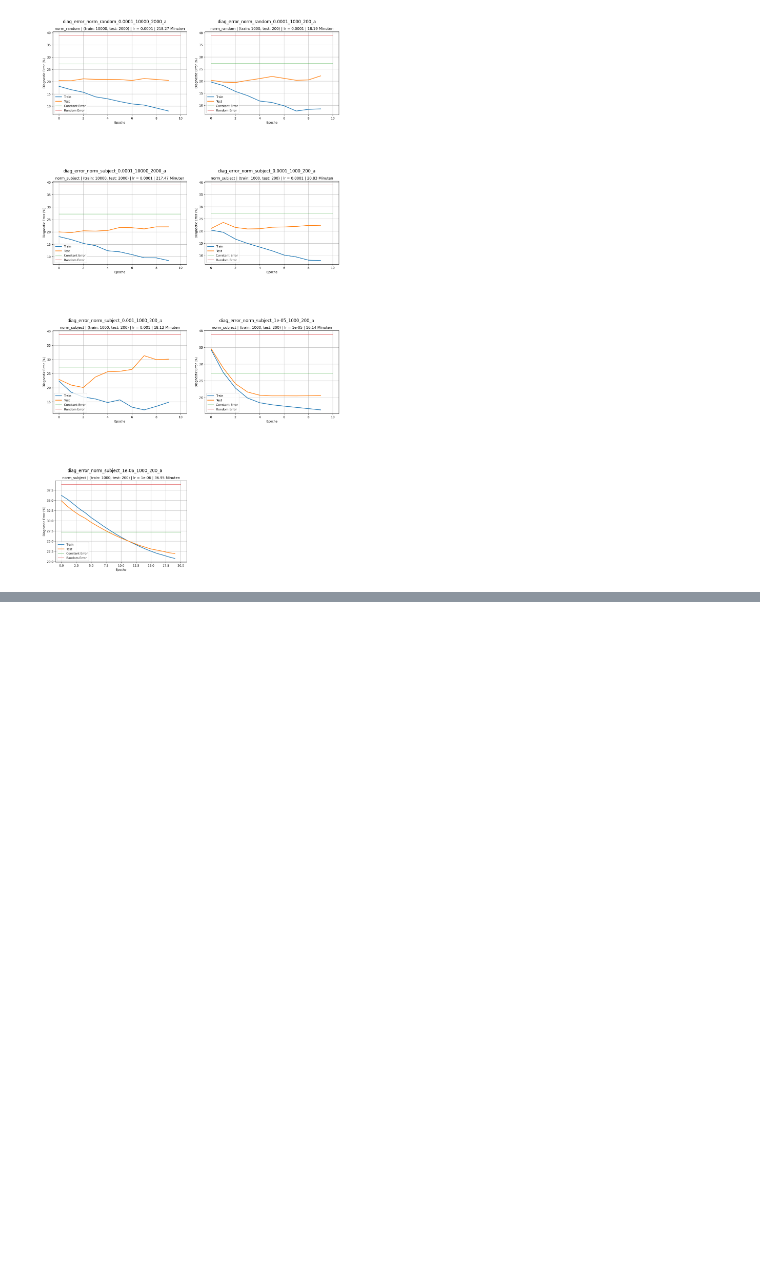
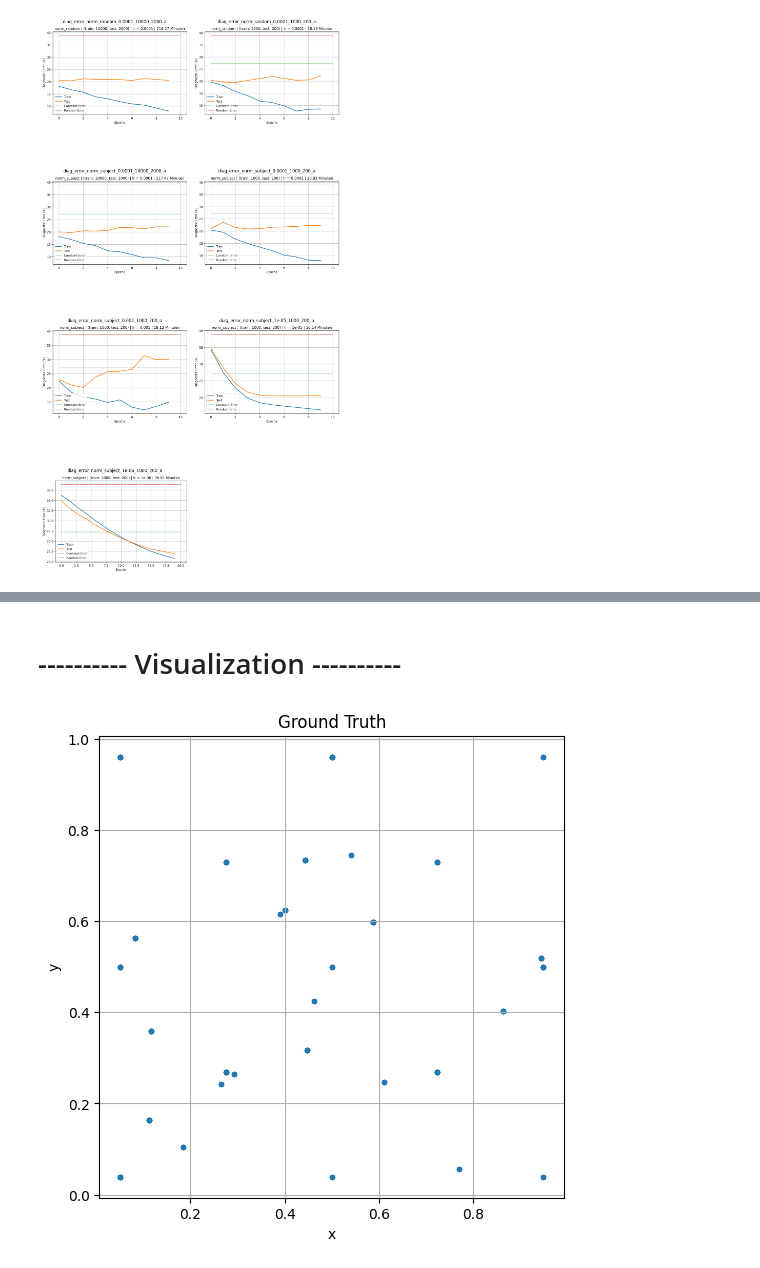
Before and after one commit to RafeiKAr/gaze-estimation, a Jupyter notebook: notebook_model_train.ipynb, the cells around one changed output, grey strips where cells are left out. Saved outputs shown, nothing was run; the diff lists cells and outputs as text; code cells hidden in the pictures; blank space fills up the shorter version.

```diff
--- a/notebook_model_train.ipynb
+++ b/notebook_model_train.ipynb
@@ -348,6 +721,13 @@ optimizer = torch.optim.AdamW(
 # 12: Training
 epochs = epochs
 # epochs = 2
+
+if globals().get("bas_const_err") is None:
+    bas_const_err = 27.245
+
+if globals().get("bas_rand_err") is None:
+    bas_rand_err = 38.961
+
 
 model_output = './models'
 model_dir= Path(model_output)
@@ -365,6 +745,7 @@ best_error = float("inf")
 
 t = 0                      # Number Epochen without Optimierung
 e = 0                      # Number Epochen with Optimierung
+
 # patience = 4               # after 4 Epochen without Optimierung has to stop training
 
 writer = SummaryWriter(
@@ -423,8 +804,8 @@ for epoch in range(epochs):
         tag_scalar_dict={
             "Train": f"{train_diag_pct:.4f}",
             "Test": f"{test_diag_pct:.4f}",
-            "Constant": 27.69,
-            "Random": 45.53
+            "Constant": bas_const_err,
+            "Random": bas_rand_err
         },
         global_step=epoch + 1
     )
@@ -449,7 +830,7 @@ for epoch in range(epochs):
         # save the better Modell
         torch.save(
             model.state_dict(),
-            f"./models/{model_name}_try_optim-model_"
+            f"./models/{model_name}_best_optim-model_"
             f"{def_dataset}_{def_dataset_size[0]}-{def_dataset_size[1]}.path"
         )
 
@@ -484,7 +865,7 @@ for epoch in range(epochs):
     )
 
     torch.save(model.state_dict(),
-               f"./models/{model_name}_last-optim-model_{def_dataset}_{def_dataset_size[0]}-{def_dataset_size[1]}.path")
+               f"./models/{model_name}_last_best_optim_model_{def_dataset}_{def_dataset_size[0]}-{def_dataset_size[1]}.path")
 
 
 train_end = time.perf_counter()
@@ -882,0 +1309,23 @@ plt.show()
+# %%
+# ---------- Evaluation ----------
+
+saved_model_name = "models/ResNet_try_optim-model_norm_subject_1000-200.path"
+
+checkpoint = torch.load(
+    saved_model_name,
+    map_location=device
+)
+
+model.load_state_dict(checkpoint)
+
+model.to(device)
+
+model.eval()
+
+
+
+targets, predictions, errors = evaluate_model(
+    model,
+    test_loader,
+    device
+)
@@ -882,0 +1372,10 @@ plt.show()
+# %% [markdown]
+# ---------- Visualization ----------
+# %%
+# ---------- Visualization ----------
+
+vis = GazeVisualizer()
+
+vis.plot_ground_truth(targets)
+# %% [output]
+[figure, added]
```
Also changed, not shown: parts of 24 cells of this notebook, 9 other files.
